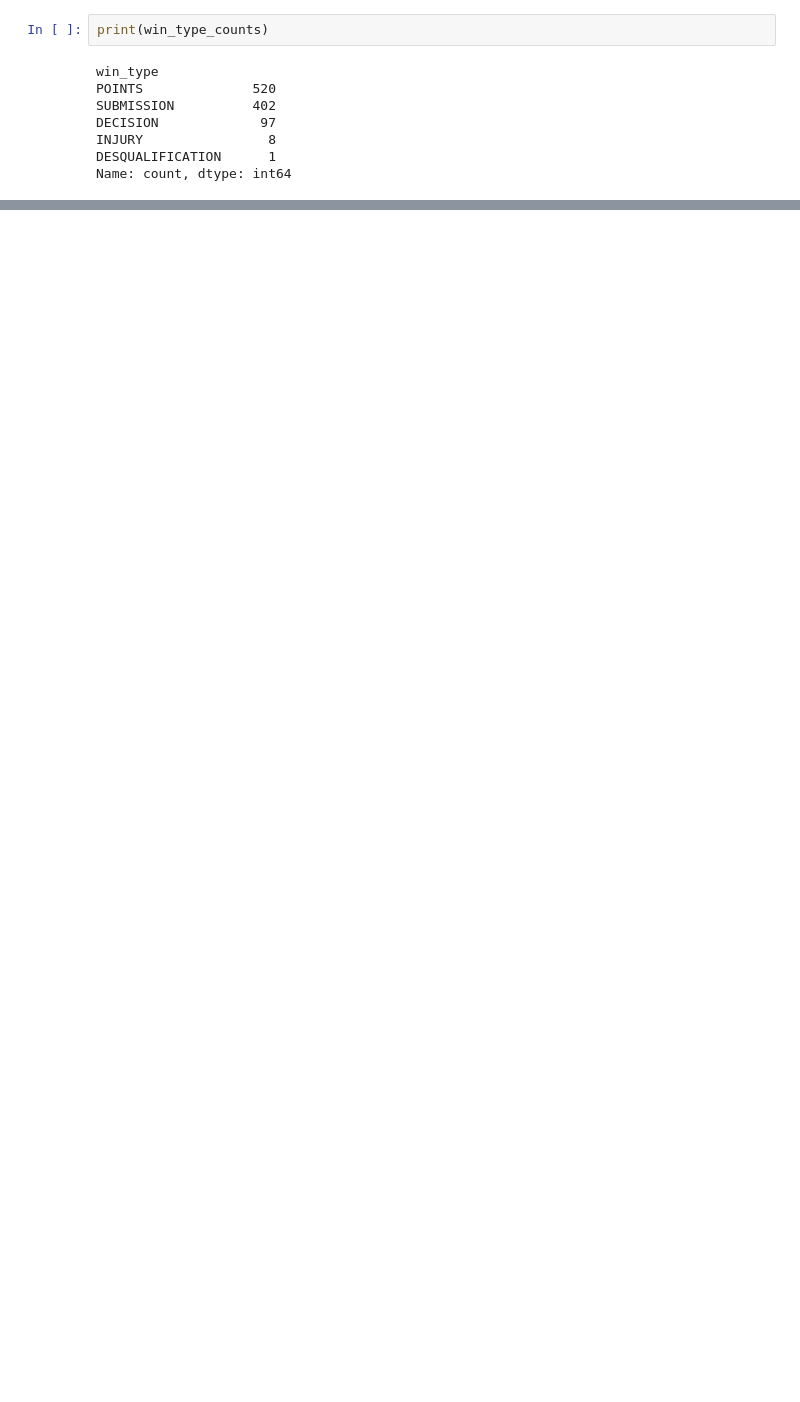
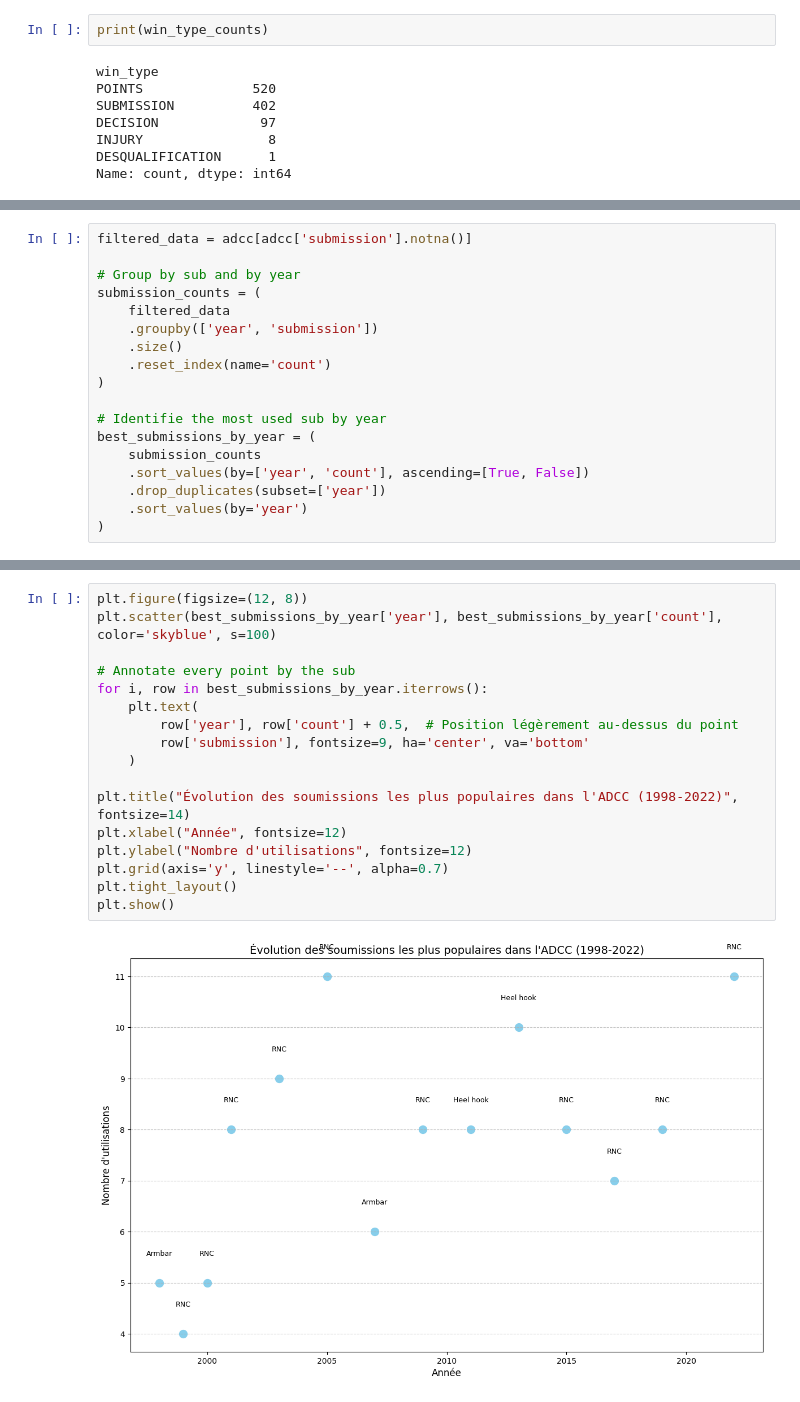
Before and after one commit to iliasak47/adcc, a Jupyter notebook: Clustering_ADCC.ipynb, the cells around one changed output, grey strips where cells are left out. Saved outputs shown, nothing was run; the diff lists cells and outputs as text; blank space fills up the shorter version.

```diff
--- a/Clustering_ADCC.ipynb
+++ b/Clustering_ADCC.ipynb
@@ -164,0 +269,18 @@ Name: count, dtype: int64
+# %%
+filtered_data = adcc[adcc['submission'].notna()]
+
+# Group by sub and by year
+submission_counts = (
+    filtered_data
+    .groupby(['year', 'submission'])
+    .size()
+    .reset_index(name='count')
+)
+
+# Identifie the most used sub by year
+best_submissions_by_year = (
+    submission_counts
+    .sort_values(by=['year', 'count'], ascending=[True, False])
+    .drop_duplicates(subset=['year'])
+    .sort_values(by='year')
+)
@@ -164,0 +296,19 @@ Name: count, dtype: int64
+# %%
+plt.figure(figsize=(12, 8))
+plt.scatter(best_submissions_by_year['year'], best_submissions_by_year['count'], color='skyblue', s=100)
+
+# Annotate every point by the sub
+for i, row in best_submissions_by_year.iterrows():
+    plt.text(
+        row['year'], row['count'] + 0.5,  # Position légèrement au-dessus du point
+        row['submission'], fontsize=9, ha='center', va='bottom'
+    )
+
+plt.title("Évolution des soumissions les plus populaires dans l'ADCC (1998-2022)", fontsize=14)
+plt.xlabel("Année", fontsize=12)
+plt.ylabel("Nombre d'utilisations", fontsize=12)
+plt.grid(axis='y', linestyle='--', alpha=0.7)
+plt.tight_layout()
+plt.show()
+# %% [output]
+[figure, added]
```
Also changed, not shown: parts of 16 cells of this notebook.
